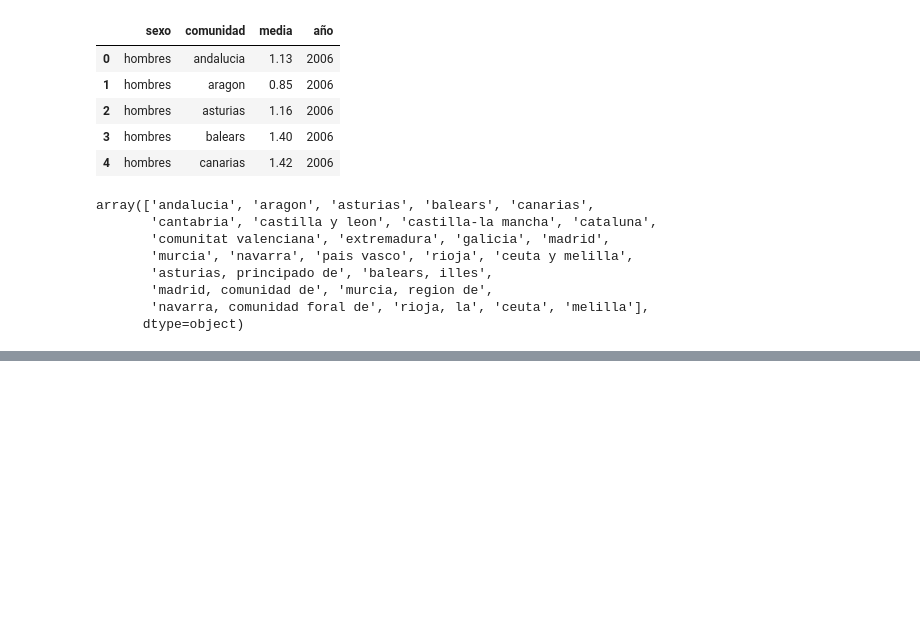
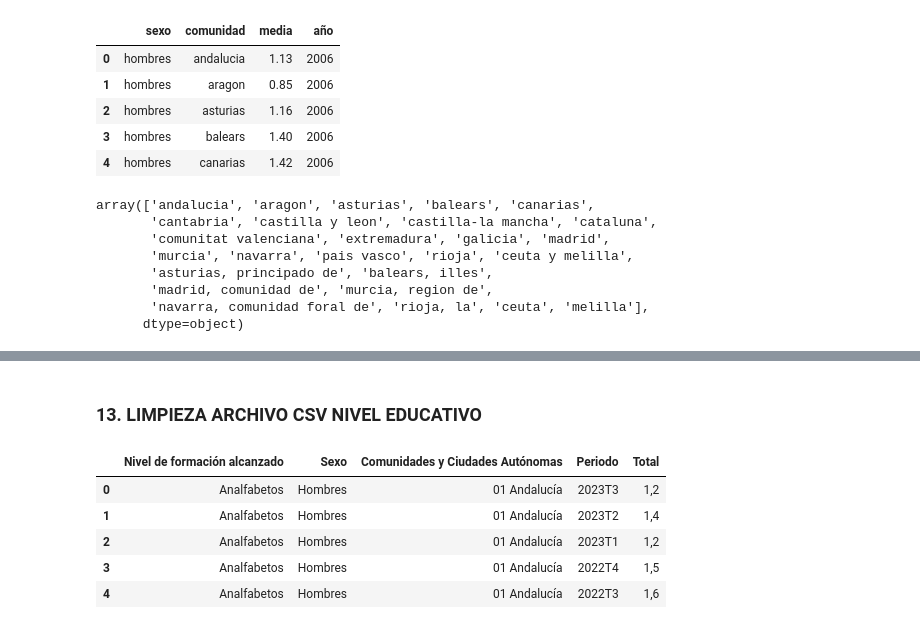
Before and after one commit to NoeRoson/Final_project, a Jupyter notebook: code/limpieza.ipynb, the cells around one changed output, grey strips where cells are left out. Saved outputs shown, nothing was run; the diff lists cells and outputs as text; code cells hidden in the pictures; blank space fills up the shorter version.

```diff
--- a/code/limpieza.ipynb
+++ b/code/limpieza.ipynb
@@ -1017,0 +1098,12 @@ array(['andalucia', 'aragon', 'asturias', 'balears', 'canarias',
+# %% [markdown]
+### 13. LIMPIEZA ARCHIVO CSV NIVEL EDUCATIVO
+# %%
+educ = pd.read_csv('../data/nivel.csv', encoding= 'Latin1', sep = '\t')
+educ.head()
+# %% [output]
+|  | Nivel de formación alcanzado | Sexo | Comunidades y Ciudades Autónomas | Periodo | Total |
+| 0 | Analfabetos | Hombres | 01 Andalucía | 2023T3 | 1,2 |
+| 1 | Analfabetos | Hombres | 01 Andalucía | 2023T2 | 1,4 |
+| 2 | Analfabetos | Hombres | 01 Andalucía | 2023T1 | 1,2 |
+| 3 | Analfabetos | Hombres | 01 Andalucía | 2022T4 | 1,5 |
+| 4 | Analfabetos | Hombres | 01 Andalucía | 2022T3 | 1,6 |
```
Also changed, not shown: parts of 17 cells of this notebook, 7 other files.
